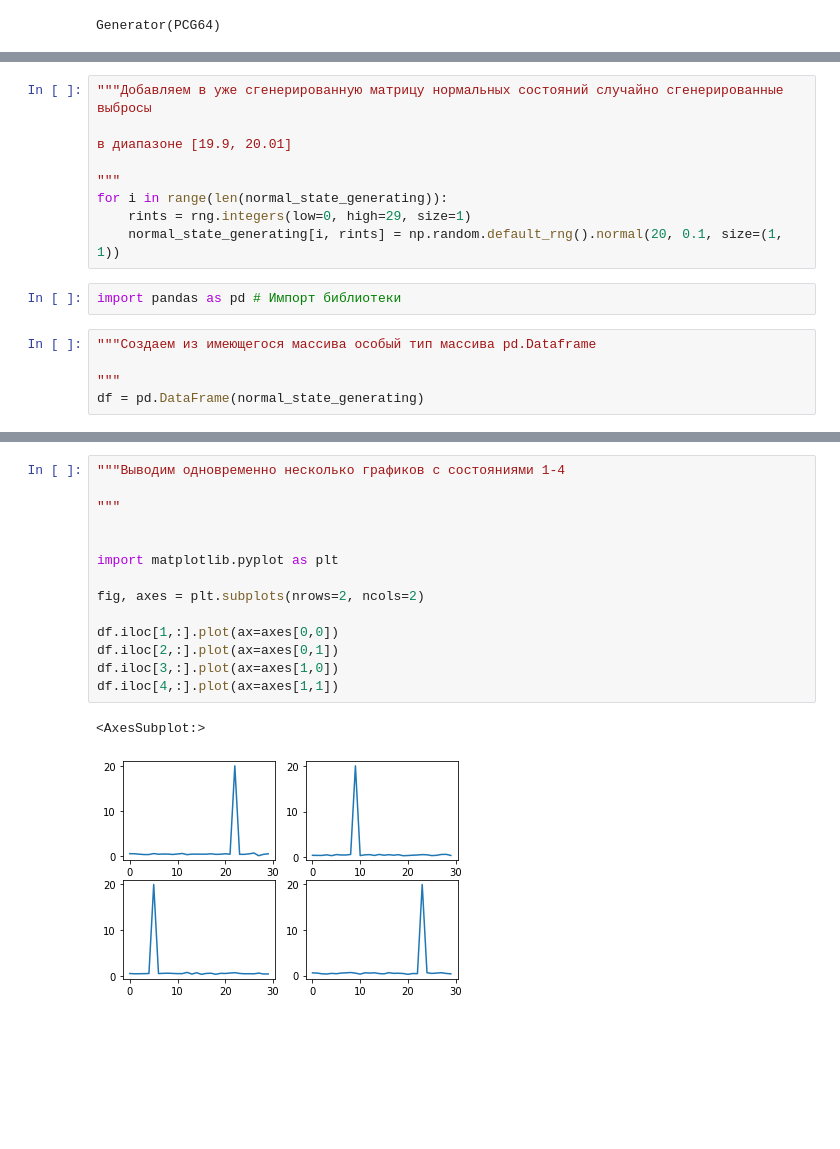
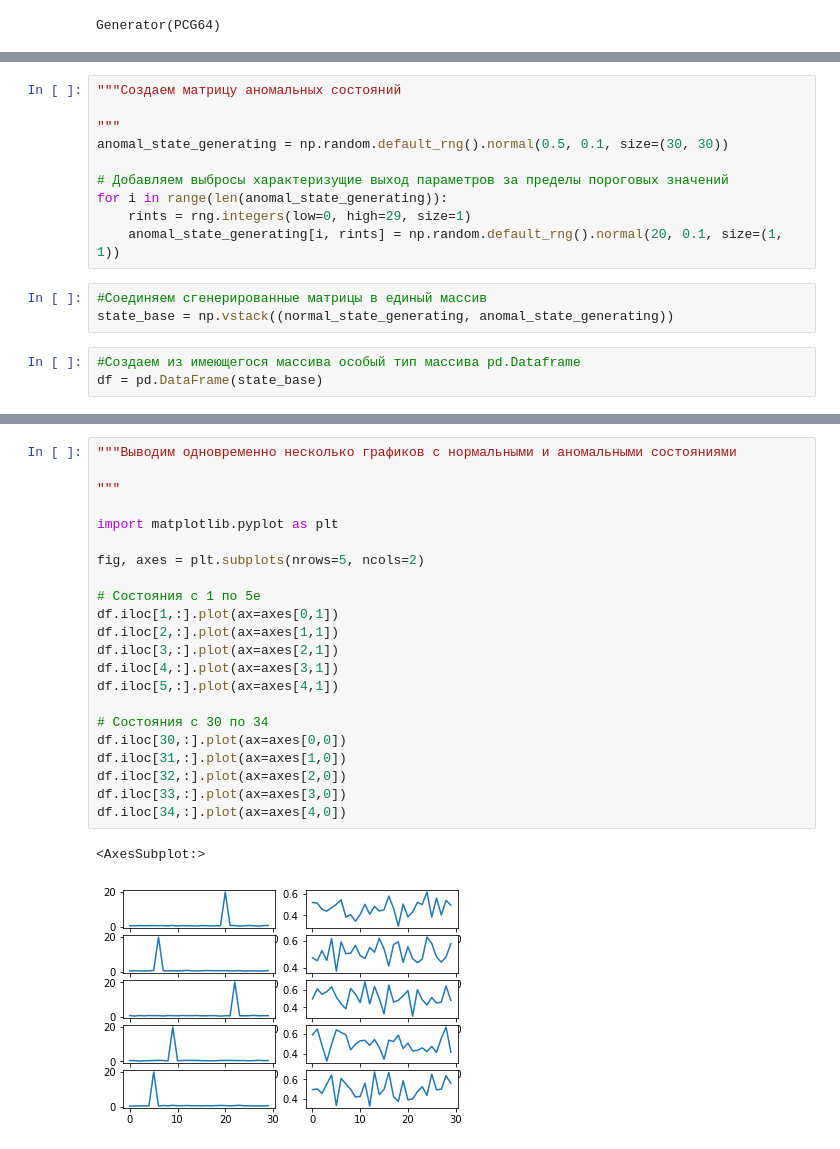
Before and after one commit to goyd/goyd, a Jupyter notebook: generation_states-01.ipynb, the cells around one changed output, grey strips where cells are left out. Drawn from its saved outputs; the diff is of its cells as text; blank space fills up the shorter version.

```diff
--- a/generation_states-01.ipynb
+++ b/generation_states-01.ipynb
@@ -30,19 +20,19 @@ print(rints)
 # %%
-"""Добавляем в уже сгенерированную матрицу нормальных состояний случайно сгенерированные выбросы
-
-в диапазоне [19.9, 20.01]
+"""Создаем матрицу аномальных состояний
 
 """
-for i in range(len(normal_state_generating)):
+anomal_state_generating = np.random.default_rng().normal(0.5, 0.1, size=(30, 30))
+
+# Добавляем выбросы характеризущие выход параметров за пределы пороговых значений
+for i in range(len(anomal_state_generating)):
     rints = rng.integers(low=0, high=29, size=1)
-    normal_state_generating[i, rints] = np.random.default_rng().normal(20, 0.1, size=(1, 1))
+    anomal_state_generating[i, rints] = np.random.default_rng().normal(20, 0.1, size=(1, 1))
 # %%
-import pandas as pd # Импорт библиотеки
+#Соединяем сгенерированные матрицы в единый массив
+state_base = np.vstack((normal_state_generating, anomal_state_generating))
 # %%
-"""Создаем из имеющегося массива особый тип массива pd.Dataframe
-
-"""
-df = pd.DataFrame(normal_state_generating)
+#Создаем из имеющегося массива особый тип массива pd.Dataframe
+df = pd.DataFrame(state_base)
 # %%
 """Выводим график девятого состояния
 
@@ -55,17 +45,25 @@ z.plot()
 # %%
-"""Выводим одновременно несколько графиков с состояниями 1-4
+"""Выводим одновременно несколько графиков с нормальными и аномальными состояниями
 
 """
 
-
 import matplotlib.pyplot as plt
 
-fig, axes = plt.subplots(nrows=2, ncols=2)
+fig, axes = plt.subplots(nrows=5, ncols=2)
 
-df.iloc[1,:].plot(ax=axes[0,0])
-df.iloc[2,:].plot(ax=axes[0,1])
-df.iloc[3,:].plot(ax=axes[1,0])
-df.iloc[4,:].plot(ax=axes[1,1])
+# Состояния с 1 по 5е
+df.iloc[1,:].plot(ax=axes[0,1])
+df.iloc[2,:].plot(ax=axes[1,1])
+df.iloc[3,:].plot(ax=axes[2,1])
+df.iloc[4,:].plot(ax=axes[3,1])
+df.iloc[5,:].plot(ax=axes[4,1])
+
+# Состояния с 30 по 34
+df.iloc[30,:].plot(ax=axes[0,0])
+df.iloc[31,:].plot(ax=axes[1,0])
+df.iloc[32,:].plot(ax=axes[2,0])
+df.iloc[33,:].plot(ax=axes[3,0])
+df.iloc[34,:].plot(ax=axes[4,0])
 # %% [output]
 <AxesSubplot:>
-[figure, old version]
+[figure, new version]
```
Also changed, not shown: parts of 7 cells of this notebook.
